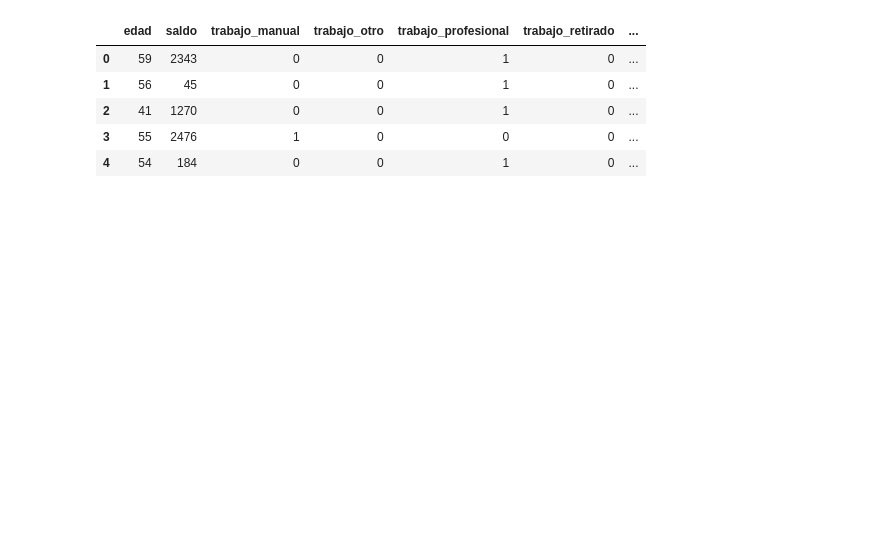
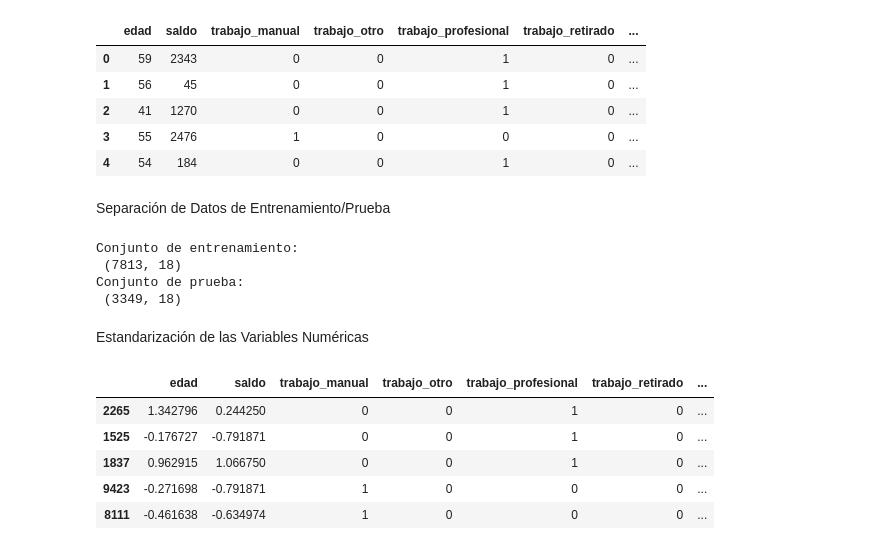
Before and after one commit to hailemen/Projecte-Machine-Learning, a Jupyter notebook: HAILE_SPRINT6.ipynb, the cells around one changed output. Drawn from its saved outputs; the diff is of its cells as text; code cells hidden in the pictures; blank space fills up the shorter version.

```diff
--- a/HAILE_SPRINT6.ipynb
+++ b/HAILE_SPRINT6.ipynb
@@ -176,3 +178,42 @@ df_bank_w.head()
 | 2 | 41 | 1270 | 0 | 0 | 1 | 0 | ... |
 | 3 | 55 | 2476 | 1 | 0 | 0 | 0 | ... |
 | 4 | 54 | 184 | 0 | 0 | 1 | 0 | ... |
+# %% [markdown]
+Separación de Datos de Entrenamiento/Prueba
+# %%
+from sklearn.model_selection import train_test_split
+
+# División en entrenamiento y prueba
+X_train, X_test = train_test_split(df_bank_w, test_size=0.30, random_state=0)
+
+
+print("Conjunto de entrenamiento:\n", X_train.shape)
+print("Conjunto de prueba:\n", X_test.shape)
+# %% [output]
+Conjunto de entrenamiento:
+ (7813, 18)
+Conjunto de prueba:
+ (3349, 18)
+# %% [markdown]
+Estandarización de las Variables Numéricas
+# %%
+# Selecciono solo las columnas a estandarizar
+scale_variable = ['edad', 'saldo']
+
+# Creo el escalador
+scaler = StandardScaler()
+
+# Ajusto el escalador y aplico la estandarización a los datos de entrenamiento
+X_train[scale_variable] = scaler.fit_transform(X_train[scale_variable])
+
+# Aplico la estandarizacion a los datos de prueba
+X_test[scale_variable] = scaler.transform(X_test[scale_variable])
+
+X_train.head()
+# %% [output]
+|  | edad | saldo | trabajo_manual | trabajo_otro | trabajo_profesional | trabajo_retirado | ... |
+| 2265 | 1.342796 | 0.244250 | 0 | 0 | 1 | 0 | ... |
+| 1525 | -0.176727 | -0.791871 | 0 | 0 | 1 | 0 | ... |
+| 1837 | 0.962915 | 1.066750 | 0 | 0 | 1 | 0 | ... |
+| 9423 | -0.271698 | -0.791871 | 1 | 0 | 0 | 0 | ... |
+| 8111 | -0.461638 | -0.634974 | 1 | 0 | 0 | 0 | ... |
```
Also changed, not shown: parts of 7 cells of this notebook.
